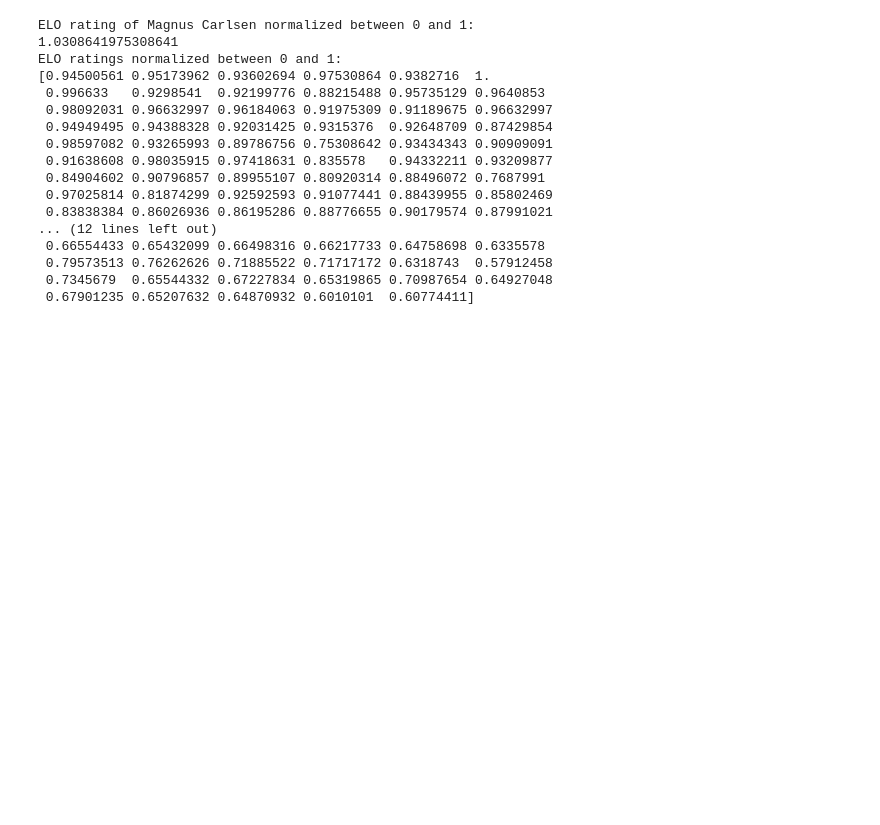
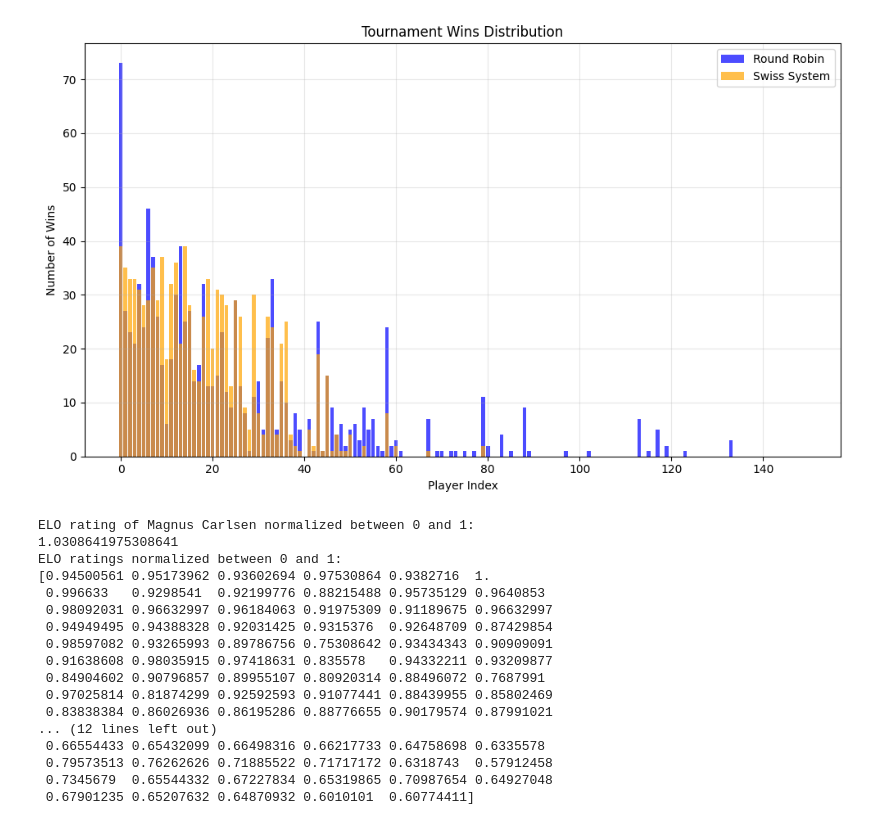
Before and after one commit to NathENSAE/Seminaire, a Jupyter notebook: seminaire.ipynb, the cells around one changed output. Cells and saved outputs as stored; diff of their text form; code cells hidden in the pictures; blank space fills up the shorter version.

```diff
--- a/seminaire.ipynb
+++ b/seminaire.ipynb
@@ -1,3 +44,73 @@
+# %%
+import random
+
+# Function to simulate a match between two players
+def simulate_match(player1, player2):
+    # Higher ELO gives a higher probability of winning
+    probability_player1_wins = player1 / (player1 + player2)
+    return random.random() < probability_player1_wins
+
+# Create a round-robin tournament
+def round_robin_tournament(elos):
+    scores = [0] * len(elos)  # Initialize scores for all players
+
+    # Each player plays against every other player
+    for i in range(len(elos)):
+        for j in range(i + 1, len(elos)):
+            if simulate_match(elos[i], elos[j]):
+                scores[i] += 1  # Player i wins
+            else:
+                scores[j] += 1  # Player j wins
+
+    # The winner is the player with the highest score
+    return scores.index(max(scores))
+
+# Create a Swiss-system tournament
+def swiss_system_tournament(elos, rounds=5):
+    scores = [0] * len(elos)  # Initialize scores for all players
+    players = list(range(len(elos)))  # Player indices
+
+    for _ in range(rounds):
+        # Sort players by scores (descending) and ELOs (descending) for pairing
+        players.sort(key=lambda x: (-scores[x], -elos[x]))
+        for i in range(0, len(players), 2):
+            if i + 1 < len(players):  # Ensure there is a pair
+                player1, player2 = players[i], players[i + 1]
+                if simulate_match(elos[player1], elos[player2]):
+                    scores[player1] += 1  # Player 1 wins
+                else:
+                    scores[player2] += 1  # Player 2 wins
+
+    # The winner is the player with the highest score
+    return scores.index(max(scores))
+
+# Number of tournaments to simulate
+num_tournaments = 1000
+
+# Dictionary to count wins for each player
+win_counts_rr = {i: 0 for i in range(len(elos))}
+win_counts_sw = {i: 0 for i in range(len(elos))}
+
+# Run the tournaments
+for _ in range(num_tournaments):
+    winner_rr = round_robin_tournament(elos)
+    winner_sw = swiss_system_tournament(elos)
+    win_counts_rr[winner_rr] += 1
+    win_counts_sw[winner_sw] += 1
+
+# Plot the results
+plt.figure(figsize=(10, 6))
+plt.bar(win_counts_rr.keys(), win_counts_rr.values(), color='blue', alpha=0.7, label='Round Robin')
+plt.bar(win_counts_sw.keys(), win_counts_sw.values(), color='orange', alpha=0.7, label='Swiss System')
+plt.title('Tournament Wins Distribution')
+plt.xlabel('Player Index')
+plt.ylabel('Number of Wins')
+plt.grid(alpha=0.3)
+plt.legend()
+plt.tight_layout()
+plt.show()
+# %% [output]
+[figure, added]
 # %%
 import pandas as pd
 import matplotlib.pyplot as plt
```
Also changed, not shown: parts of 4 cells of this notebook.
